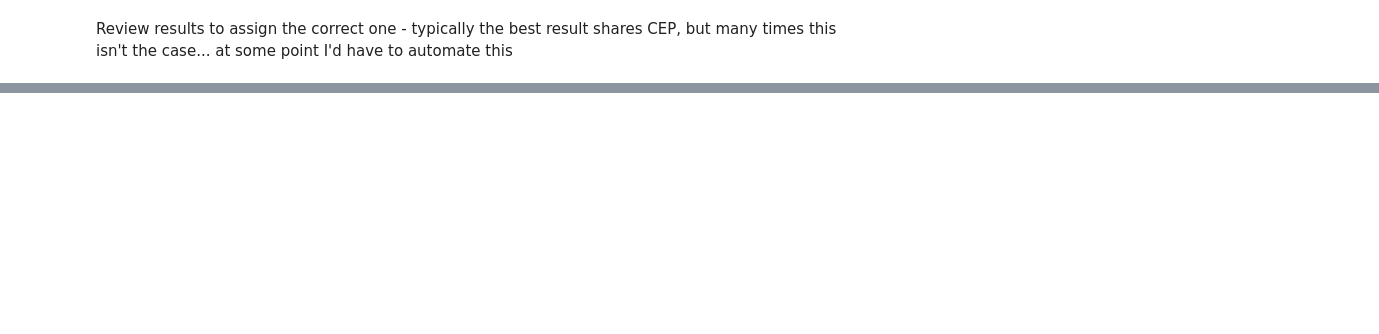
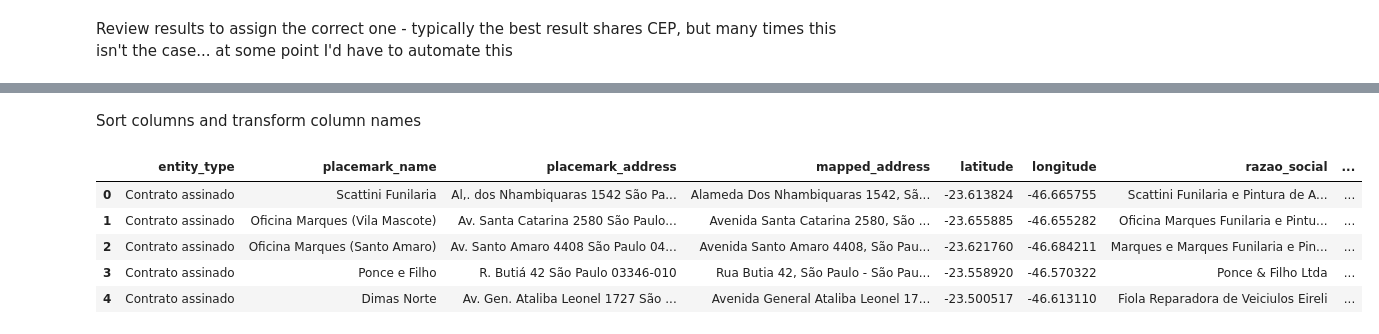
Before and after one commit to AlbertoSCF/location_data_analysis, a Jupyter notebook: bodyshops_data_parsing.ipynb, the cells around one changed output, grey strips where cells are left out. Cells and saved outputs as stored; diff of their text form; code cells hidden in the pictures; blank space fills up the shorter version.

```diff
--- a/bodyshops_data_parsing.ipynb
+++ b/bodyshops_data_parsing.ipynb
@@ -489,0 +530,6 @@ Add responses to dataset
+# %%
+bodyshops['latitude']  = bodyshops.apply(lambda row: row['latitude' ] if type(row['placemark_coords'])!=list
+                                                    else -row['placemark_coords'][1], axis=1)
+bodyshops['longitude'] = bodyshops.apply(lambda row: row['longitude'] if type(row['placemark_coords'])!=list
+                                                    else -row['placemark_coords'][0], axis=1)
+bodyshops.latitude
@@ -489,0 +554,28 @@ Add responses to dataset
+# %% [markdown]
+Sort columns and transform column names
+# %%
+bodyshops = bodyshops[['entity_type', 'placemark_name', 'placemark_address',
+                       'mapped_address', 'latitude', 'longitude'] + list(bodyshops.columns[4:17])]
+bodyshops.rename(columns = {'Razão Social': 'razao_social',
+                            'CNPJ': 'cnpj',
+                            'Telefone': 'telefone',
+                            'Responsável': 'responsavel',
+                            'Logradouro': 'logradouro',
+                            'Número': 'numero',
+                            'Complemento': 'complemento',
+                            'Bairro': 'bairro',
+                            'Cidade': 'cidade',
+                            'Estado': 'estado',
+                            'CEP': 'cep',
+                            'Horário de recebimento (início)': 'inicio_recebimento',
+                            'Horário de recebimento (término)': 'termino_recebimento'},
+                inplace=True)
+
+bodyshops.head()
+# %% [output]
+|  | entity_type | placemark_name | placemark_address | mapped_address | latitude | longitude | razao_social | ... |
+| 0 | Contrato assinado | Scattini Funilaria | Al,. dos Nhambiquaras 1542 São Pa... | Alameda Dos Nhambiquaras 1542, Sã... | -23.613824 | -46.665755 | Scattini Funilaria e Pintura de A... | ... |
+| 1 | Contrato assinado | Oficina Marques (Vila Mascote) | Av. Santa Catarina 2580 São Paulo... | Avenida Santa Catarina 2580, São ... | -23.655885 | -46.655282 | Oficina Marques Funilaria e Pintu... | ... |
+| 2 | Contrato assinado | Oficina Marques (Santo Amaro) | Av. Santo Amaro 4408 São Paulo 04... | Avenida Santo Amaro 4408, São Pau... | -23.621760 | -46.684211 | Marques e Marques Funilaria e Pin... | ... |
+| 3 | Contrato assinado | Ponce e Filho | R. Butiá 42 São Paulo 03346-010 | Rua Butia 42, São Paulo - São Pau... | -23.558920 | -46.570322 | Ponce & Filho Ltda | ... |
+| 4 | Contrato assinado | Dimas Norte | Av. Gen. Ataliba Leonel 1727 São ... | Avenida General Ataliba Leonel 17... | -23.500517 | -46.613110 | Fiola Reparadora de Veiciulos Eireli | ... |
```
Also changed, not shown: parts of 19 cells of this notebook, 3 other files.
